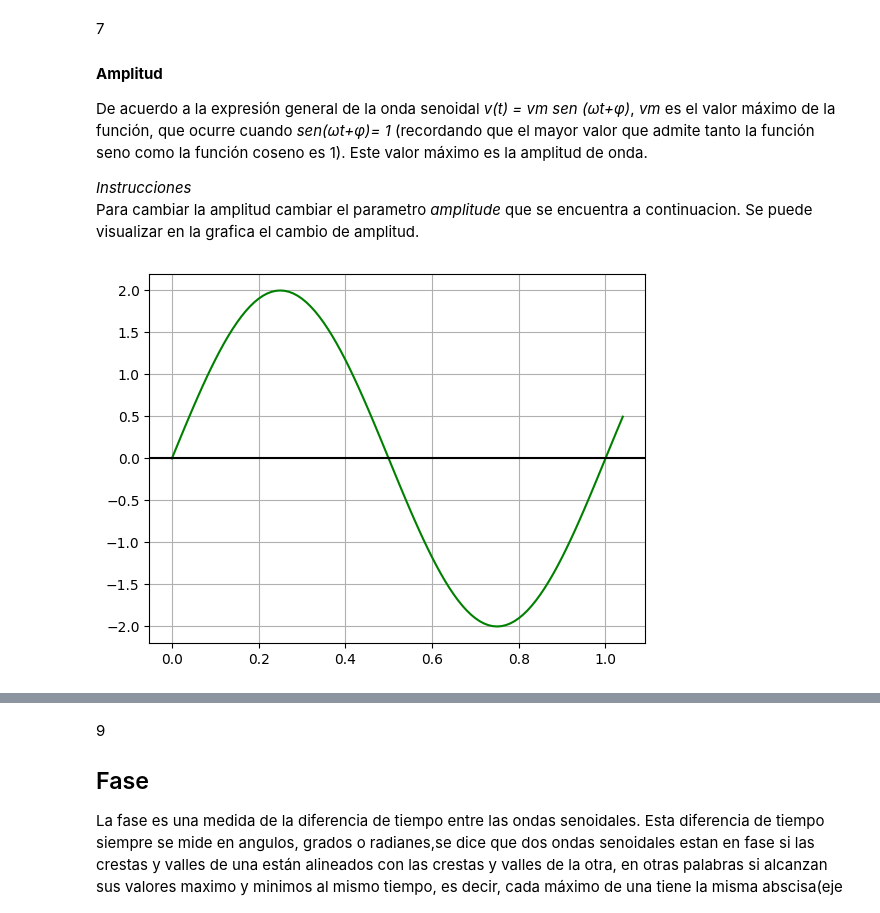
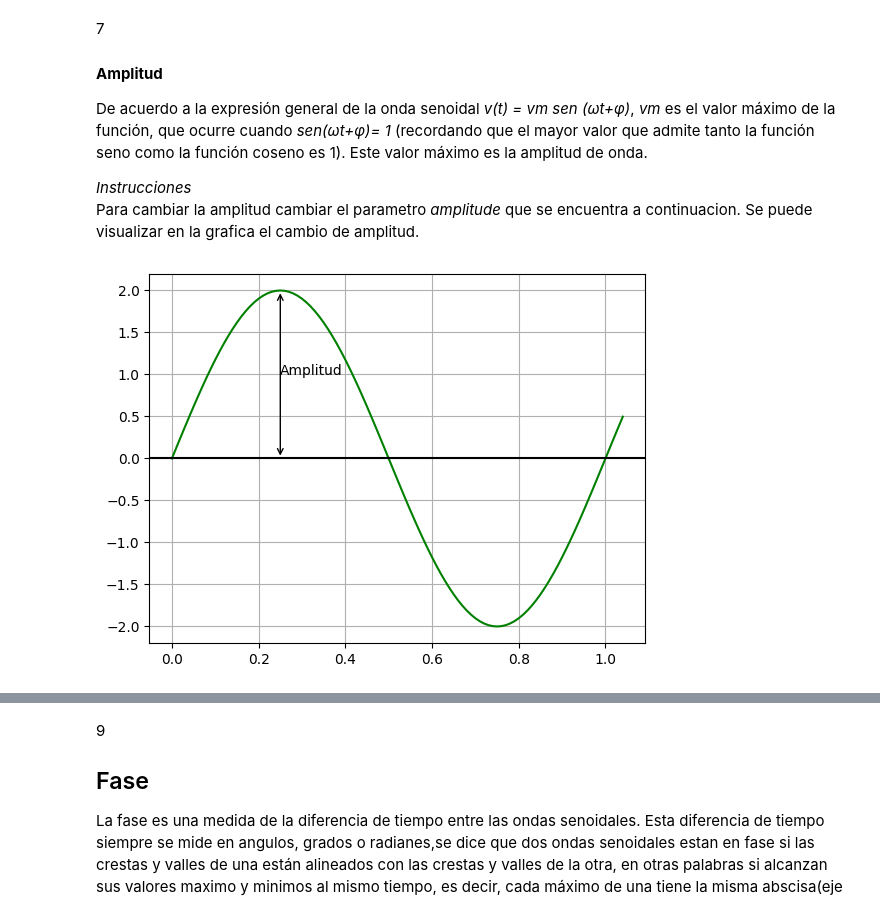
Before and after one commit to RodrigoGarciaNunez/Ondas, a Jupyter notebook: signal/Propeidades de las redes senoidales.ipynb, the cells around one changed output, grey strips where cells are left out. Saved outputs shown, nothing was run; the diff lists cells and outputs as text; code cells hidden in the pictures.

```diff
--- a/signal/Propeidades de las redes senoidales.ipynb
+++ b/signal/Propeidades de las redes senoidales.ipynb
@@ -140,13 +141,19 @@ Para cambiar la amplitud cambiar el parametro *amplitude* que se encuentra a con
 # %%
 #8
 amplitude = 2
 
 y = [sine_wave(amplitude, 1, 0, time) for time in x]
 plt.plot(x,y,'g')
 plt.axhline(y=0, color='k')
 plt.grid()
+plt.text(((pi/2)/((2*pi)*1)),amplitude/2,"Amplitud")
+plt.annotate("",xy=(((pi/2)/((2*pi)*1)), amplitude), xycoords='data',
+            xytext=(((pi/2)/((2*pi)*1)), 0), textcoords='data',
+            arrowprops=dict(arrowstyle="<->", connectionstyle="arc3"),
+            )
+plt.show()
 # %% [output]
-[figure, old version]
+[figure, new version]
 # %% [markdown]
 #### **Ciclo**
 
```
Also changed, not shown: parts of 6 cells of this notebook.
